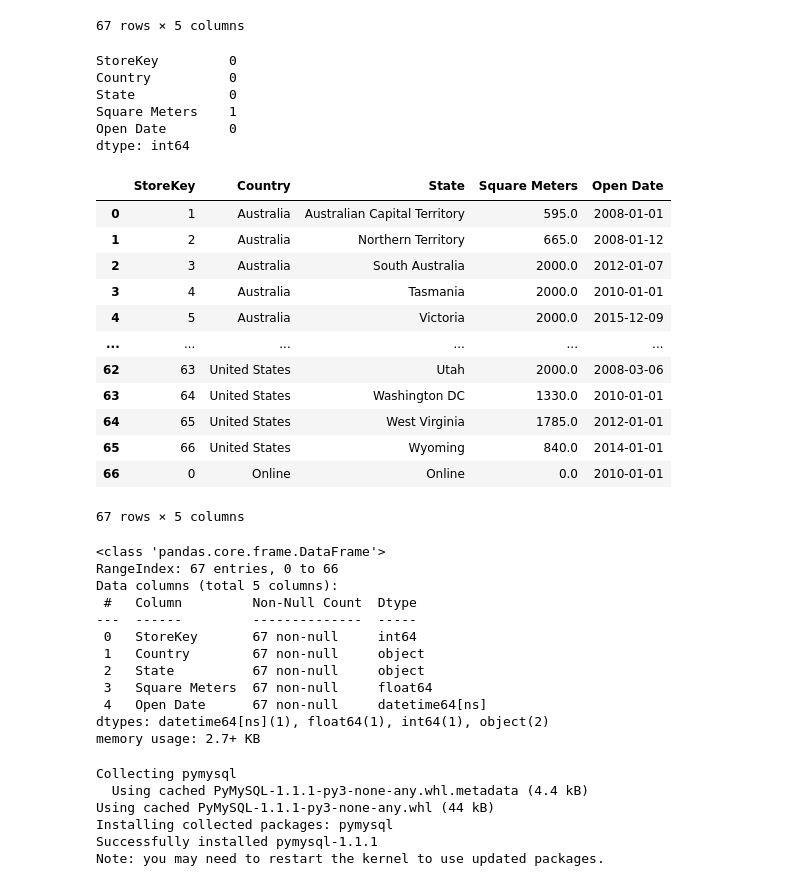
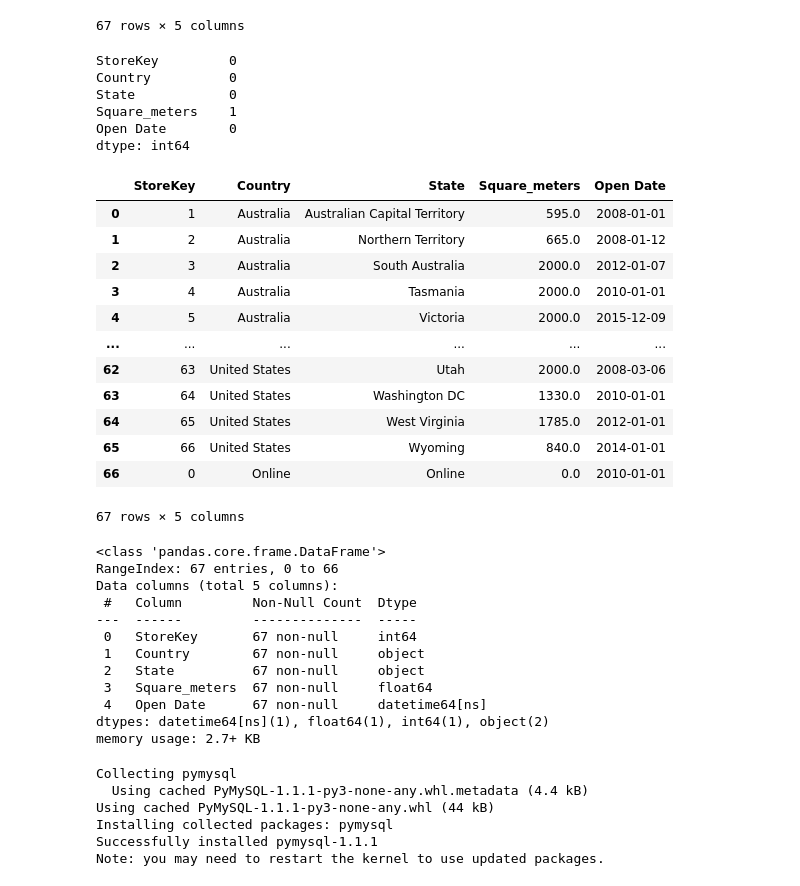
Before and after one commit to satishvenu1986/Data-Spark-illuminating-insight-for-Global-Electronics, a Jupyter notebook: dataspark.ipynb, the cells around one changed output. Cells and saved outputs as stored; diff of their text form; code cells hidden in the pictures.

Commit message:
main code data clean, change column, name load sql

```diff
--- a/dataspark.ipynb
+++ b/dataspark.ipynb
@@ -425,20 +447,22 @@ store
 | 65 | 66 | United States | Wyoming | 840.0 | 2014-01-01 |
 | 66 | 0 | Online | Online | NaN | 2010-01-01 |
 67 rows × 5 columns
+# %%
+store=store.rename(columns={'Square Meters':'Square_meters'})
 # %%
 store.isnull().sum()
 # %% [output]
 StoreKey         0
 Country          0
 State            0
-Square Meters    1
+Square_meters    1
 Open Date        0
 dtype: int64
 # %%
-store['Square Meters']=store['Square Meters'].fillna(0)
+store['Square_meters']=store['Square_meters'].fillna(0)
 store
 # %% [output]
-|  | StoreKey | Country | State | Square Meters | Open Date |
+|  | StoreKey | Country | State | Square_meters | Open Date |
 | 0 | 1 | Australia | Australian Capital Territory | 595.0 | 2008-01-01 |
 | 1 | 2 | Australia | Northern Territory | 665.0 | 2008-01-12 |
 | 2 | 3 | Australia | South Australia | 2000.0 | 2012-01-07 |
@@ -462,7 +486,7 @@ Data columns (total 5 columns):
  0   StoreKey       67 non-null     int64
  1   Country        67 non-null     object
  2   State          67 non-null     object
- 3   Square Meters  67 non-null     float64
+ 3   Square_meters  67 non-null     float64
  4   Open Date      67 non-null     datetime64[ns]
 dtypes: datetime64[ns](1), float64(1), int64(1), object(2)
 memory usage: 2.7+ KB
```
Also changed, not shown: parts of 3 cells of this notebook.
